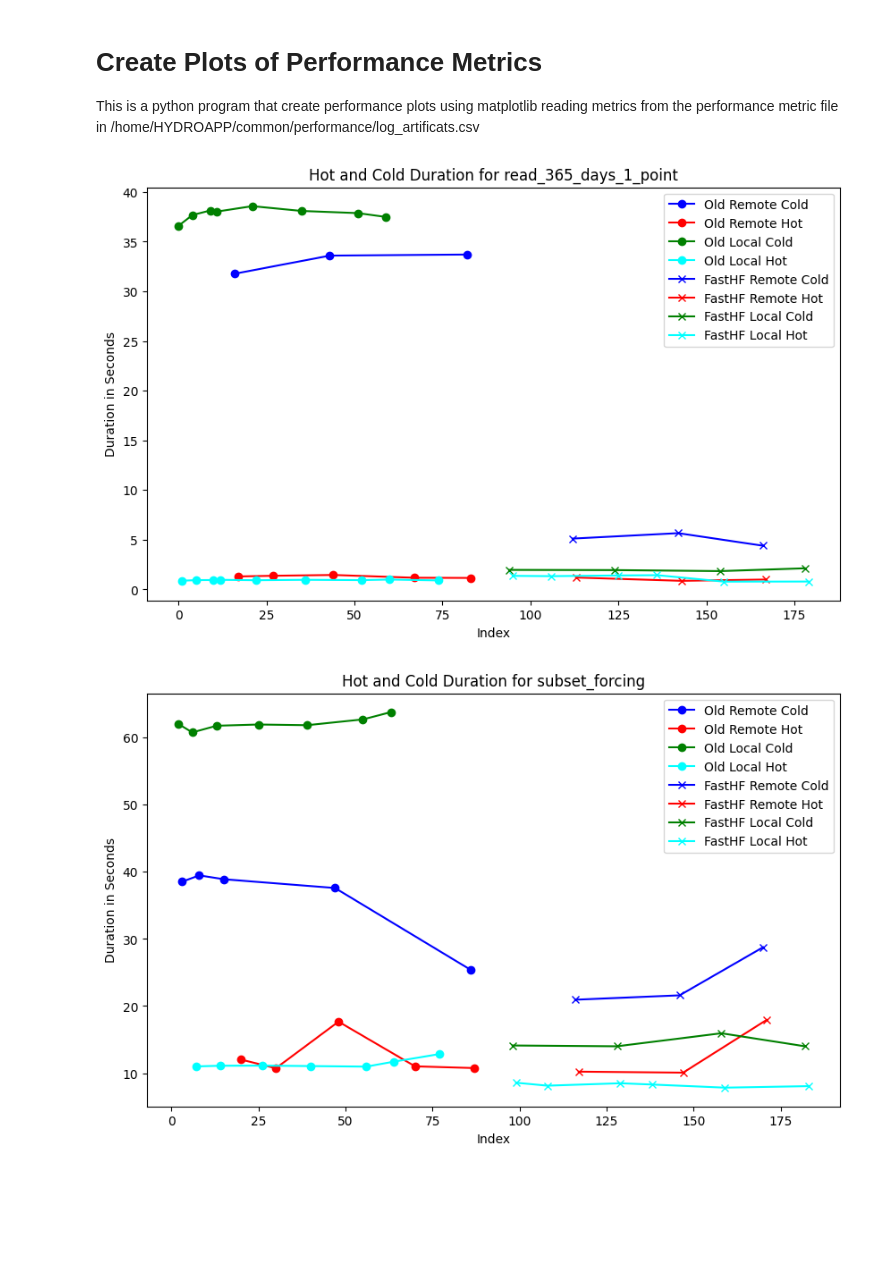
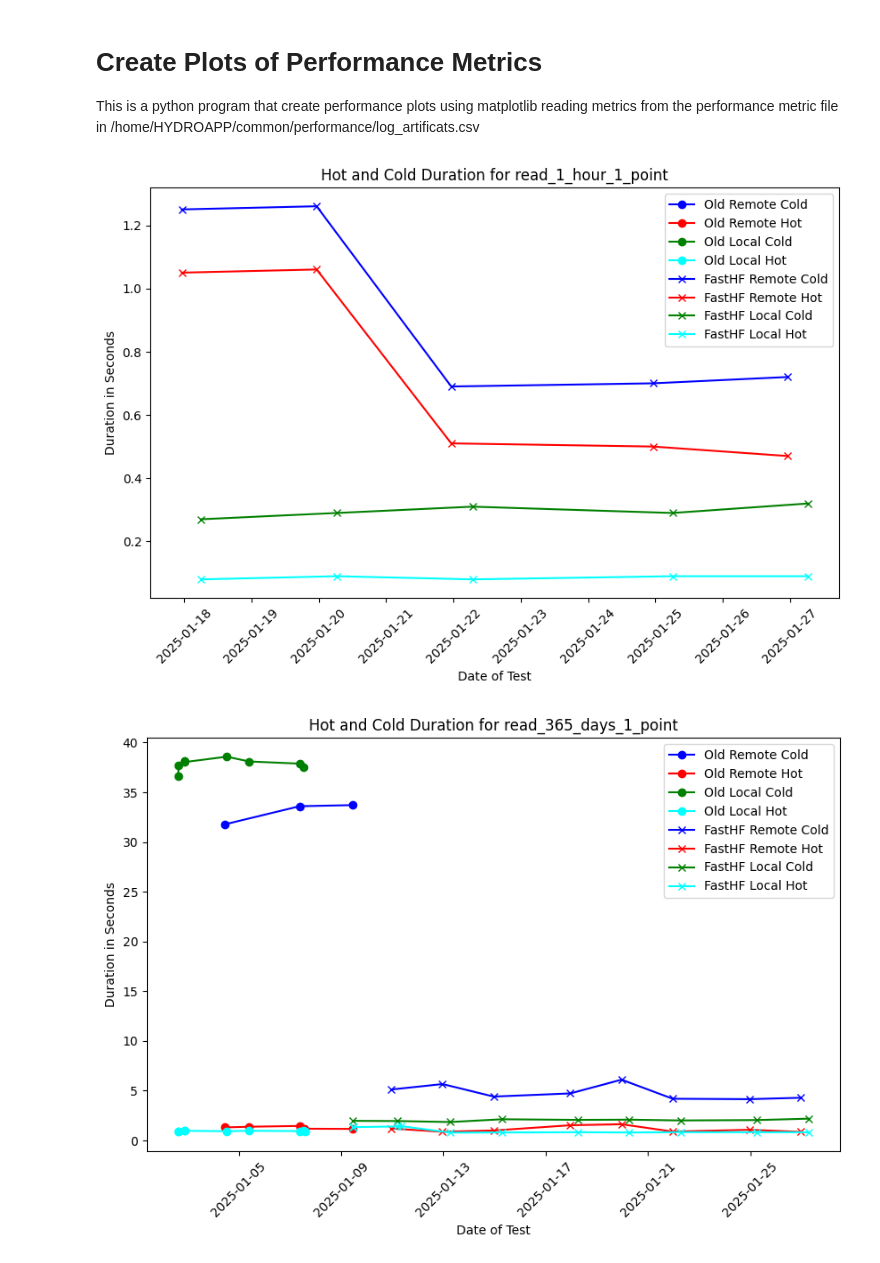
Before and after one commit to hydroframe/integration-testing, a Jupyter notebook: scripts/plot_metrics.ipynb, the cells around one changed output. Saved outputs shown, nothing was run; the diff lists cells and outputs as text; code cells hidden in the pictures; blank space fills up the shorter version.

Commit message:
add date to plots and change cpu default to 64

```diff
--- a/scripts/plot_metrics.ipynb
+++ b/scripts/plot_metrics.ipynb
@@ -13,6 +13,8 @@ def plot_scenario(scenario_name):
     log_artificats_path = "/home/HYDROAPP/common/performance/log_artifact.csv"
 
     df = pd.read_csv(log_artificats_path)
+    df['date'] = pd.to_datetime(df['date'], format='%Y-%m-%d:%H:%M:%S')
+
     oldhf_df = df[df['hf_hydrodata_version'].isin (["1.3.14", "1.3.16"])]
     fasthf_df = df[~df['hf_hydrodata_version'].isin (["1.3.14", "1.3.16"])]
 
@@ -22,41 +24,44 @@ def plot_scenario(scenario_name):
     old_local_df = oldhf_scenario_df[oldhf_scenario_df['remotelocal'] == 'local']
     old_remote_cold_df = old_remote_df[old_remote_df['hotcold'] == 'cold']
     old_remote_hot_df = old_remote_df[old_remote_df['hotcold'] == 'hot']
     old_local_cold_df = old_local_df[old_local_df['hotcold'] == 'cold']
     old_local_hot_df = old_local_df[old_local_df['hotcold'] == 'hot']
 
     fasthf_remote_df = fasthf_scenario_df[fasthf_scenario_df['remotelocal'] == 'remote']
     fasthf_local_df = fasthf_scenario_df[fasthf_scenario_df['remotelocal'] == 'local']
     fasthf_remote_cold_df = fasthf_remote_df[fasthf_remote_df['hotcold'] == 'cold']
     fasthf_remote_hot_df = fasthf_remote_df[fasthf_remote_df['hotcold'] == 'hot']
     fasthf_local_cold_df = fasthf_local_df[fasthf_local_df['hotcold'] == 'cold']
     fasthf_local_hot_df = fasthf_local_df[fasthf_local_df['hotcold'] == 'hot']
 
     plt.figure(figsize=(10, 6))
 
-    plt.plot(old_remote_cold_df['duration'], label='Old Remote Cold', color='blue', marker='o')
-    plt.plot(old_remote_hot_df['duration'], label='Old Remote Hot', color='red', marker='o')
-    plt.plot(old_local_cold_df['duration'], label='Old Local Cold', color='green', marker='o')
-    plt.plot(old_local_hot_df['duration'], label='Old Local Hot', color='cyan', marker='o')
+    plt.plot(old_remote_cold_df['date'], old_remote_cold_df['duration'], label='Old Remote Cold', color='blue', marker='o')
+    plt.plot(old_remote_hot_df['date'], old_remote_hot_df['duration'], label='Old Remote Hot', color='red', marker='o')
+    plt.plot(old_local_cold_df['date'], old_local_cold_df['duration'], label='Old Local Cold', color='green', marker='o')
+    plt.plot(old_local_hot_df['date'], old_local_hot_df['duration'], label='Old Local Hot', color='cyan', marker='o')
 
-    plt.plot(fasthf_remote_cold_df['duration'], label='FastHF Remote Cold', color='blue', marker='x')
-    plt.plot(fasthf_remote_hot_df['duration'], label='FastHF Remote Hot', color='red', marker='x')
-    plt.plot(fasthf_local_cold_df['duration'], label='FastHF Local Cold', color='green', marker='x')
-    plt.plot(fasthf_local_hot_df['duration'], label='FastHF Local Hot', color='cyan', marker='x')
+    plt.plot(fasthf_remote_cold_df['date'], fasthf_remote_cold_df['duration'], label='FastHF Remote Cold', color='blue', marker='x')
+    plt.plot(fasthf_remote_hot_df['date'], fasthf_remote_hot_df['duration'], label='FastHF Remote Hot', color='red', marker='x')
+    plt.plot(fasthf_local_cold_df['date'], fasthf_local_cold_df['duration'], label='FastHF Local Cold', color='green', marker='x')
+    plt.plot(fasthf_local_hot_df['date'], fasthf_local_hot_df['duration'], label='FastHF Local Hot', color='cyan', marker='x')
 
     # Adding labels and title
-    plt.xlabel('Index')
+    plt.gca().xaxis.set_major_formatter(plt.matplotlib.dates.DateFormatter('%Y-%m-%d'))
+    plt.xticks(rotation=45)
+    plt.xlabel('Date of Test')
     plt.ylabel("Duration in Seconds")
     plt.title(f"Hot and Cold Duration for {scenario_name}")
     plt.legend()
 
     # Show plot
     plt.show()
 
+plot_scenario("read_1_hour_1_point")
 plot_scenario("read_365_days_1_point")
 plot_scenario("subset_forcing")
 plot_scenario("hydrogen_forcing")
 plot_scenario("read_full_conus1_3d")
 # %% [output]
-[figure, old version]
+[figure, new version]
-[figure, old version]
+[figure, new version]
```
Also changed, not shown: parts of 1 cell of this notebook, 1 other file.
